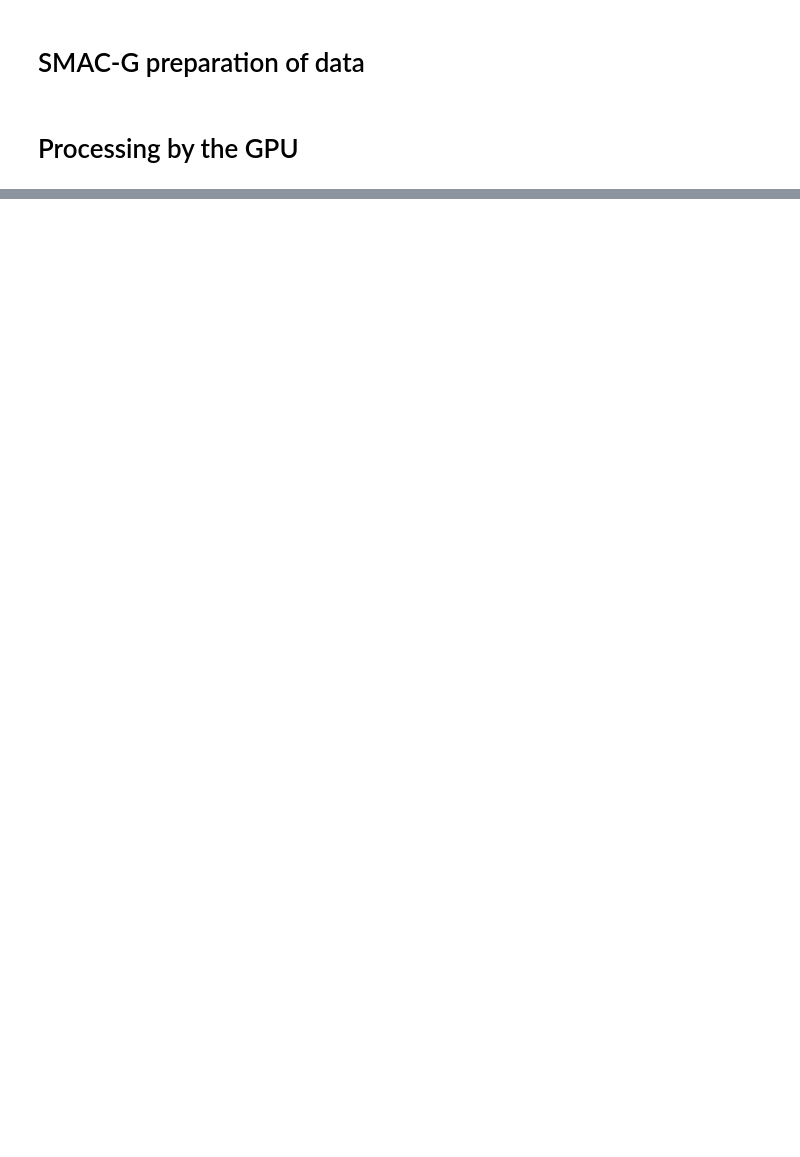
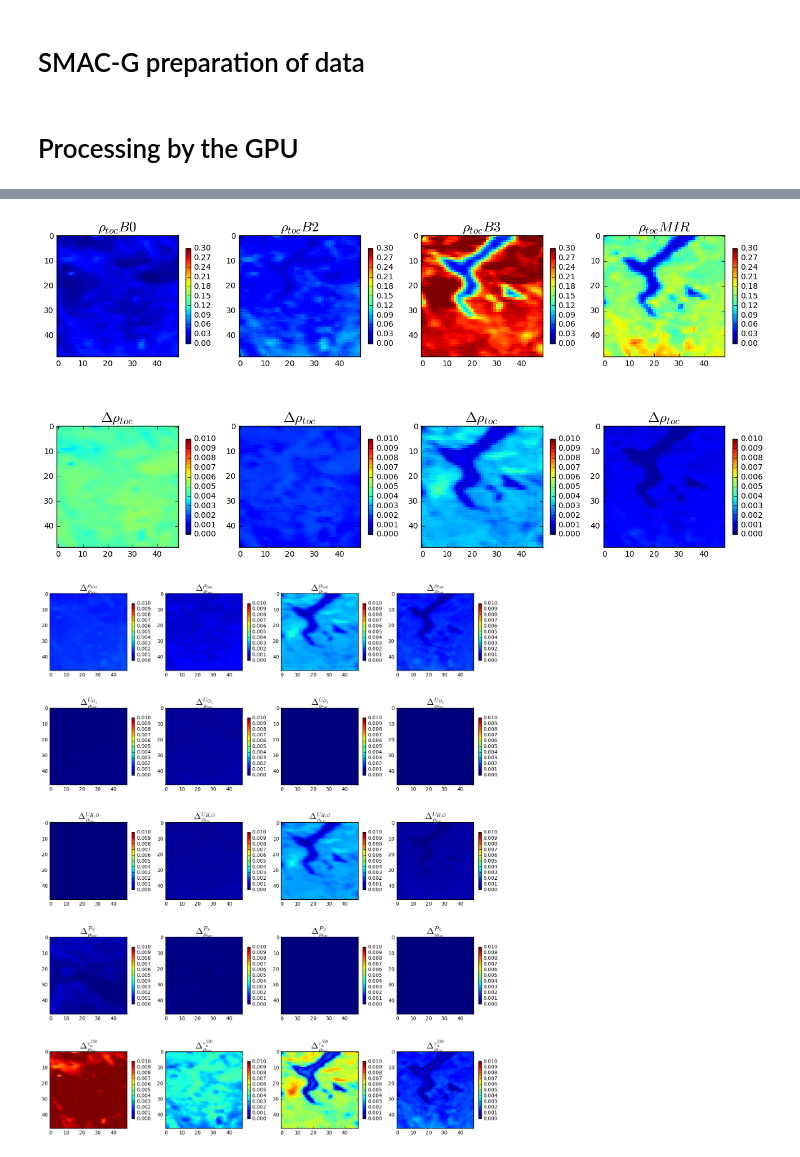
Before and after one commit to hygeos/smaccl, a Jupyter notebook: smacg-VGT-example.ipynb, the cells around one changed output, grey strips where cells are left out. Drawn from its saved outputs; the diff is of its cells as text; code cells hidden in the pictures; blank space fills up the shorter version.

```diff
--- a/smacg-VGT-example.ipynb
+++ b/smacg-VGT-example.ipynb
@@ -278,9 +346,3 @@ rtoa_in    = np.reshape(rtoa,(NB,Z,XBLOCK,XGRID), order='C')
 coeffs     = get_smac_coeffs(bands_path)
 # %% [markdown]
 # Processing by the GPU
-# %%
-%%time
-# Run
-(rsurf,Jrtoa,Juo3,Juh2o,Jpre,Jtaup) = S.run(coeffs, tetas, tetav, phis, phiv,
-        uh2o, uo3, taup550, pressure, rtoa_in,
-        XBLOCK=XBLOCK, XGRID=XGRID, NBLOOP=NBLOOP)
@@ -304,0 +518,22 @@ merra_lut['TQV'].sub()[Idx(12),:,:].plot()
+# %%
+fig2 = Figures(cols=4, rows=2, size=(4,4), fontsize=18)
+fig3 = Figures(cols=4, rows=5, size=(4,4), fontsize=18)
+vmax = 0.01
+
+for k in range(4):
+    fig2.imshow(rsurf[k,:,:], vmin= 0, vmax=0.3,  title=r'$\rho_{toc} ' + tab_band[k] + '$',  shrink=0.6, colorbar=True)
+for k in range(4):
+    fig2.imshow(Drsurf[k,:,:],vmin= 0, vmax=vmax, title=r'$\Delta\rho_{toc}$ ' ,  shrink=0.6, colorbar=True)
+for k in range(4):
+    fig3.imshow(Drtoa[k,:,:], vmin= 0, vmax=vmax, title=r'$\Delta^{\rho_{toa}}_{\rho_{toc}}$' ,  shrink=0.6, colorbar=True)
+for k in range(4):
+    fig3.imshow(Duo3[k,:,:],  vmin= 0, vmax=vmax, title=r'$\Delta^{U_{O_3}}_{\rho_{toc}}$' ,  shrink=0.6, colorbar=True)
+for k in range(4):
+    fig3.imshow(Duh2o[k,:,:], vmin= 0, vmax=vmax, title=r'$\Delta^{U_{H_2O}}_{\rho_{toc}}$' ,  shrink=0.6, colorbar=True)
+for k in range(4):
+    fig3.imshow(Dpre[k,:,:],  vmin= 0, vmax=vmax, title=r'$\Delta^{P_S}_{\rho_{toc}} $' ,  shrink=0.6, colorbar=True)
+for k in range(4):
+    fig3.imshow(Dtaup[k,:,:], vmin= 0, vmax=vmax, title=r'$\Delta^{\tau_a^{550}}_{\rho_{toc}}$',  shrink=0.6, colorbar=True)
+# %% [output]
+[figure, added]
+[figure, added]
```
Also changed, not shown: parts of 20 cells of this notebook, 3 other files.
